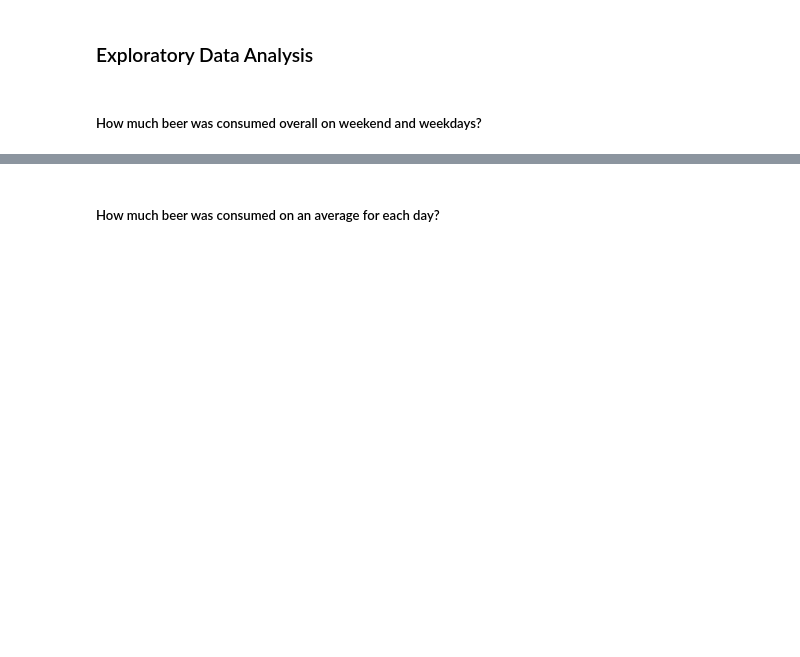
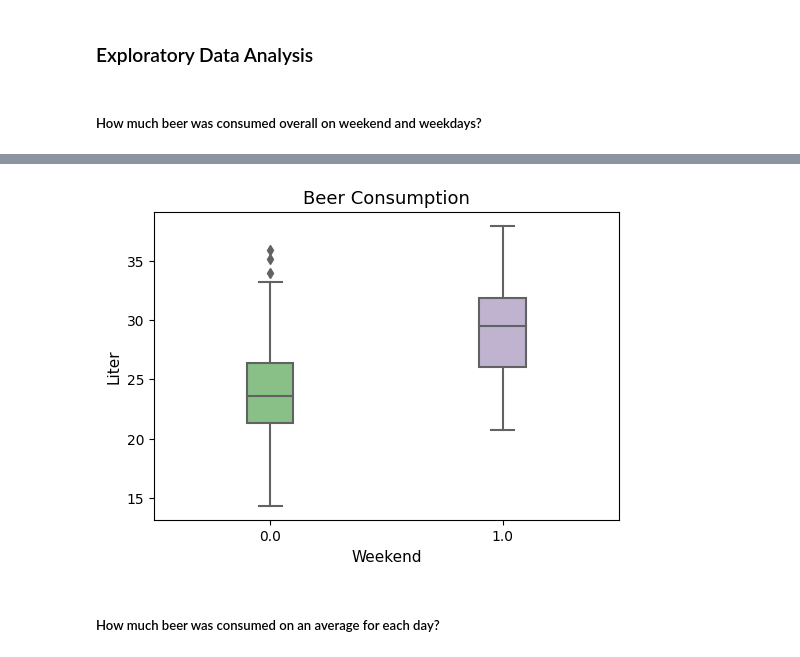
Before and after one commit to MarcelaMotta/consumo-cerveja, a Jupyter notebook: main.ipynb, the cells around one changed output, grey strips where cells are left out. Drawn from its saved outputs; the diff is of its cells as text; code cells hidden in the pictures; blank space fills up the shorter version.

```diff
--- a/main.ipynb
+++ b/main.ipynb
@@ -121,6 +126,16 @@ fig = go.Figure(data=[go.Bar(
 fig.show()
 # %% [output]
 [interactive output not drawn]
+# %%
+ax = sns.boxplot(y='Consumption_Liters', x='Weekend', data=df, width=0.2)
+ax.figure.set_size_inches(6,4)
+ax.set_title('Beer Consumption', fontsize=13)
+ax.set_ylabel('Liter', fontsize=11)
+ax.set_xlabel('Weekend', fontsize=11)
+
+sns.set_palette('Accent')
+# %% [output]
+[figure, added]
 # %% [markdown]
 ##### How much beer was consumed on an average for each day?
 # %%
```
Also changed, not shown: parts of 1 cell of this notebook.
